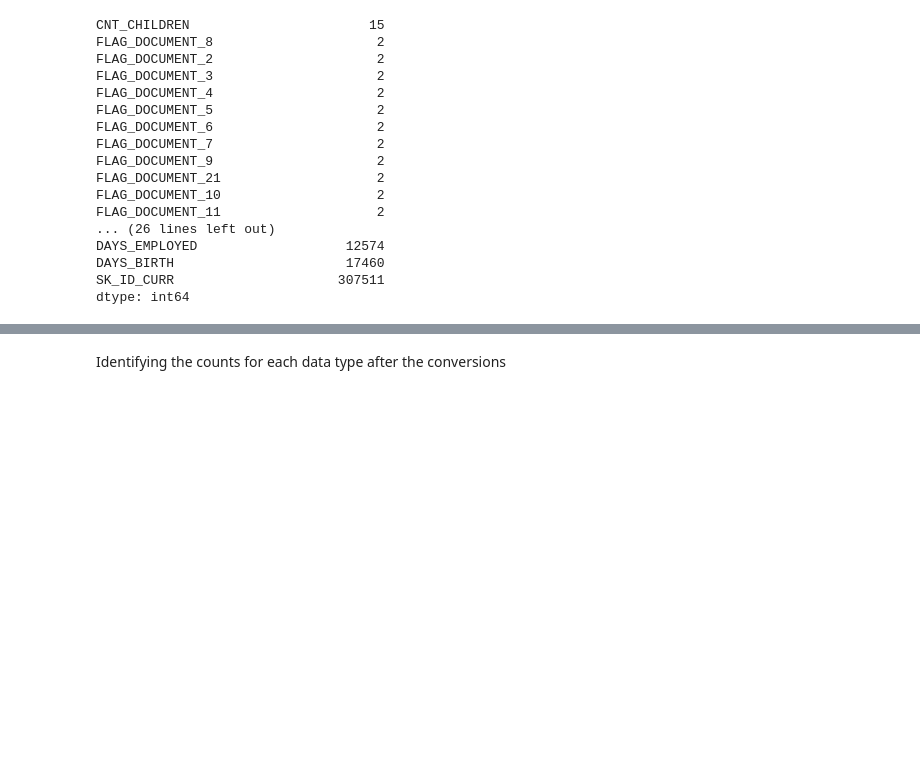
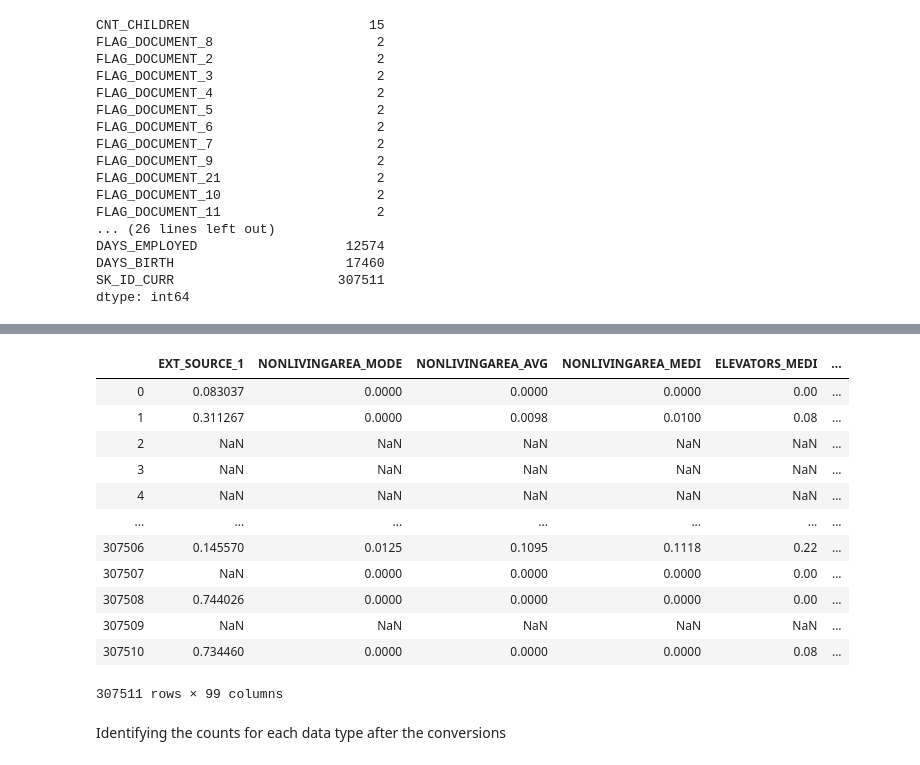
Before and after one commit to guptavasu1213/Loan-Default-Prediction, a Jupyter notebook: ProjectVGXK.ipynb, the cells around one changed output, grey strips where cells are left out. Drawn from its saved outputs; the diff is of its cells as text; code cells hidden in the pictures; blank space fills up the shorter version.

```diff
--- a/ProjectVGXK.ipynb
+++ b/ProjectVGXK.ipynb
@@ -193,6 +246,22 @@ See the caveats in the documentation: http://pandas.pydata.org/pandas-docs/stabl
 # %%
 #Converting 'TARGET' label column from (0,1) to ('N','Y')
+############EXPLAIN
 appData.TARGET.replace(('N', 'Y'), (0, 1), inplace=True)
+appData
+# %% [output]
+|  | EXT_SOURCE_1 | NONLIVINGAREA_MODE | NONLIVINGAREA_AVG | NONLIVINGAREA_MEDI | ELEVATORS_MEDI | ... |
+| 0 | 0.083037 | 0.0000 | 0.0000 | 0.0000 | 0.00 | ... |
+| 1 | 0.311267 | 0.0000 | 0.0098 | 0.0100 | 0.08 | ... |
+| 2 | NaN | NaN | NaN | NaN | NaN | ... |
+| 3 | NaN | NaN | NaN | NaN | NaN | ... |
+| 4 | NaN | NaN | NaN | NaN | NaN | ... |
+| ... | ... | ... | ... | ... | ... | ... |
+| 307506 | 0.145570 | 0.0125 | 0.1095 | 0.1118 | 0.22 | ... |
+| 307507 | NaN | 0.0000 | 0.0000 | 0.0000 | 0.00 | ... |
+| 307508 | 0.744026 | 0.0000 | 0.0000 | 0.0000 | 0.00 | ... |
+| 307509 | NaN | NaN | NaN | NaN | NaN | ... |
+| 307510 | 0.734460 | 0.0000 | 0.0000 | 0.0000 | 0.08 | ... |
+307511 rows × 99 columns
 # %% [markdown]
 Identifying the counts for each data type after the conversions
 # %%
```
Also changed, not shown: parts of 16 cells of this notebook.
